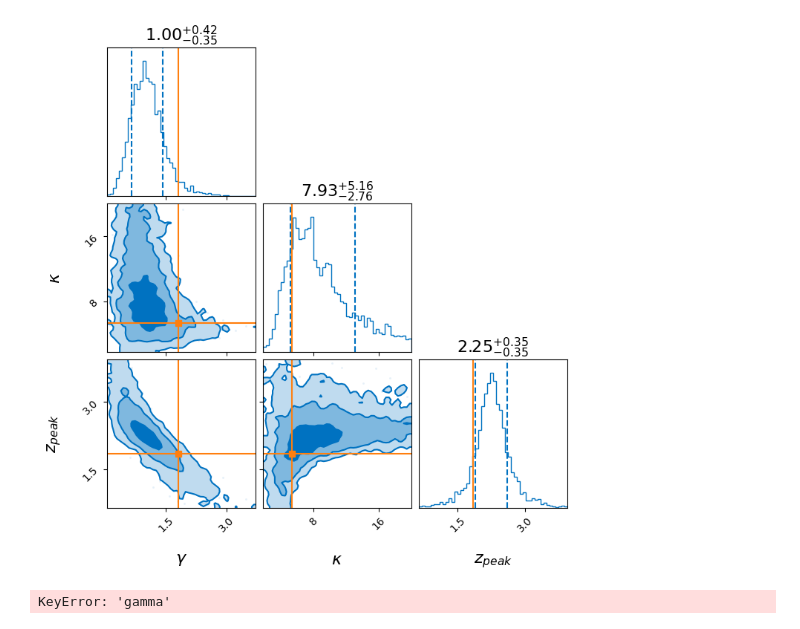
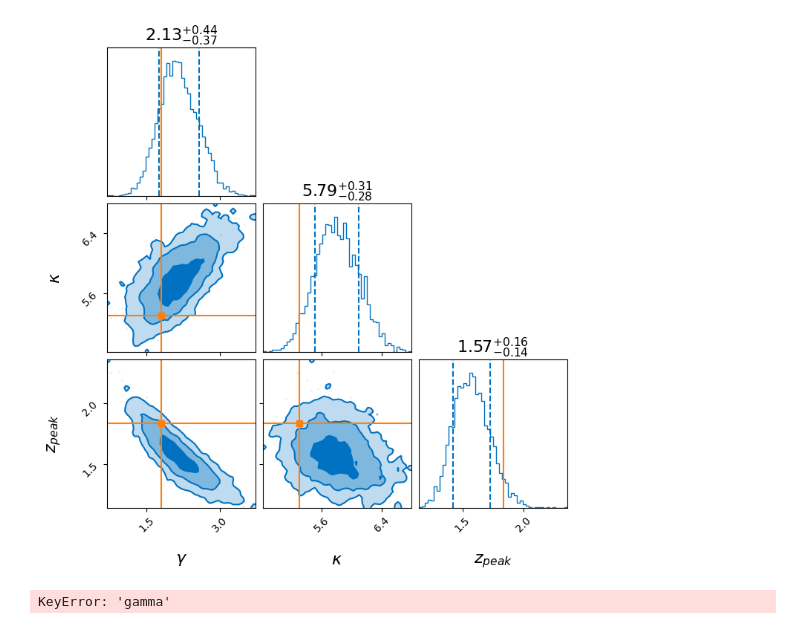
Before and after one commit to divyajyoti09/next_gen_detect, a Jupyter notebook: A-sharp_z_peak_mapping/gwpopulation/post_proc_checks_gwpop.ipynb, the cells around one changed output. Drawn from its saved outputs; the diff is of its cells as text; code cells hidden in the pictures.

```diff
--- a/A-sharp_z_peak_mapping/gwpopulation/post_proc_checks_gwpop.ipynb
+++ b/A-sharp_z_peak_mapping/gwpopulation/post_proc_checks_gwpop.ipynb
@@ -58,13 +60,16 @@ likelihood = gwpop.hyperpe.HyperparameterLikelihood(
     selection_function=vt,
 )
 # %%
-outdir = os.path.join(project_dir, 'gwpopulation', 'BBH', 'gwpop_analysis_results', 'run01_opt_SNR_injections')
+outdir = os.path.join(project_dir, 'gwpopulation', 'BBH', 'gwpop_analysis_results',
+                      'CE4020ET123', 'run01_mf_SNR_injections')
 # %%
-result = bilby.result.read_in_result(filename=os.path.join(outdir, 'Asharp-study-gwpop_result.hdf5'))
+result = bilby.result.read_in_result(filename=os.path.join(outdir, 'CE4020ET123_result.hdf5'))
+# %%
+true_params = {'gamma':1.8032, 'kappa':5.3023, 'z_peak':1.8362}
 # %%
-result.plot_corner(parameters={'gamma':1.8032, 'kappa':5.3023, 'z_peak':1.8362}, outdir=outdir)
+result.plot_corner(parameters=true_params, outdir=outdir)
 # %% [output]
-[figure, old version]
+[figure, new version]
 # %%
 likelihood.ln_likelihood_and_variance()
 # %% [output]
```
Also changed, not shown: parts of 1 cell of this notebook, 2 other files.
